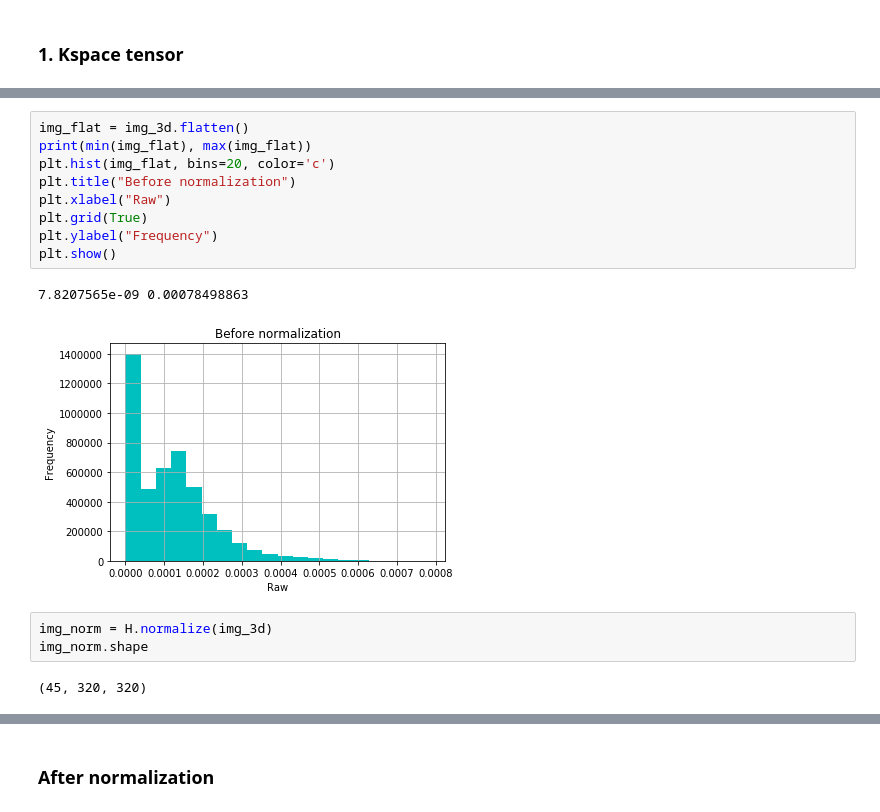
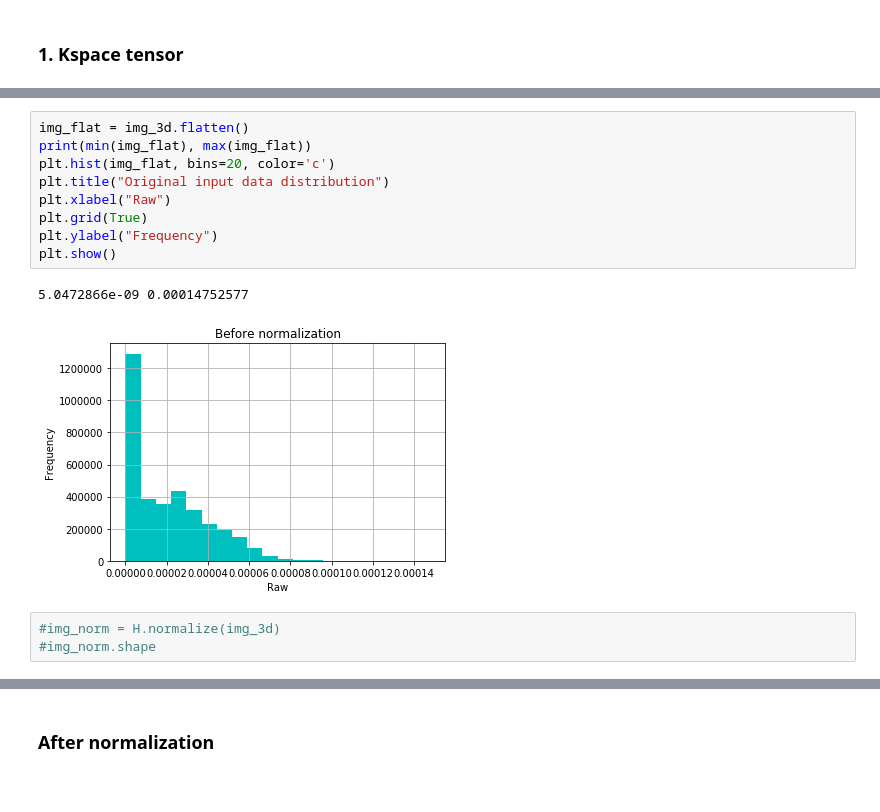
Before and after one commit to hasibzunair/res-unet-fastmri, a Jupyter notebook: train_data_kspace2img.ipynb, the cells around one changed output, grey strips where cells are left out. Saved outputs shown, nothing was run; the diff lists cells and outputs as text.

Commit message:
unnormalize data

```diff
--- a/train_data_kspace2img.ipynb
+++ b/train_data_kspace2img.ipynb
@@ -118,18 +118,16 @@ show_slices(img_3d, slice_num, cmap='gray')
 # %%
 img_flat = img_3d.flatten()
 print(min(img_flat), max(img_flat))
 plt.hist(img_flat, bins=20, color='c')
-plt.title("Before normalization")
+plt.title("Original input data distribution")
 plt.xlabel("Raw")
 plt.grid(True)
 plt.ylabel("Frequency")
 plt.show()
 # %% [output]
-7.8207565e-09 0.00078498863
+5.0472866e-09 0.00014752577
-[figure, old version]
+[figure, new version]
 # %%
-img_norm = H.normalize(img_3d)
-img_norm.shape
+#img_norm = H.normalize(img_3d)
+#img_norm.shape
-# %% [output]
-(45, 320, 320)
 # %%
```
Also changed, not shown: parts of 16 cells of this notebook, 4 other files.
